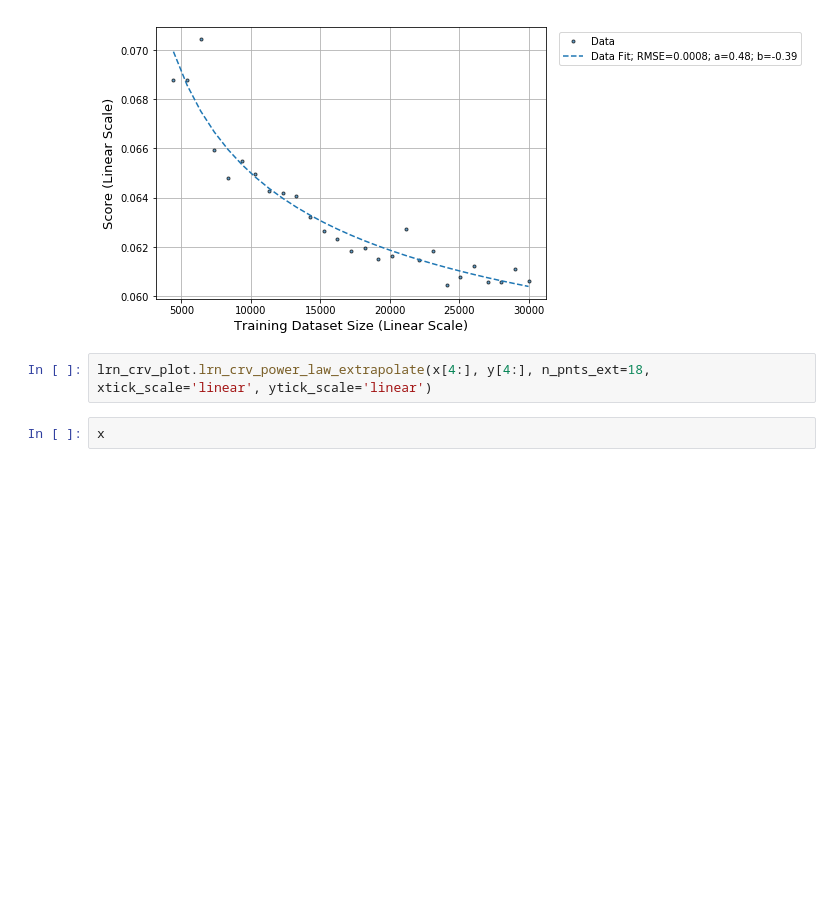
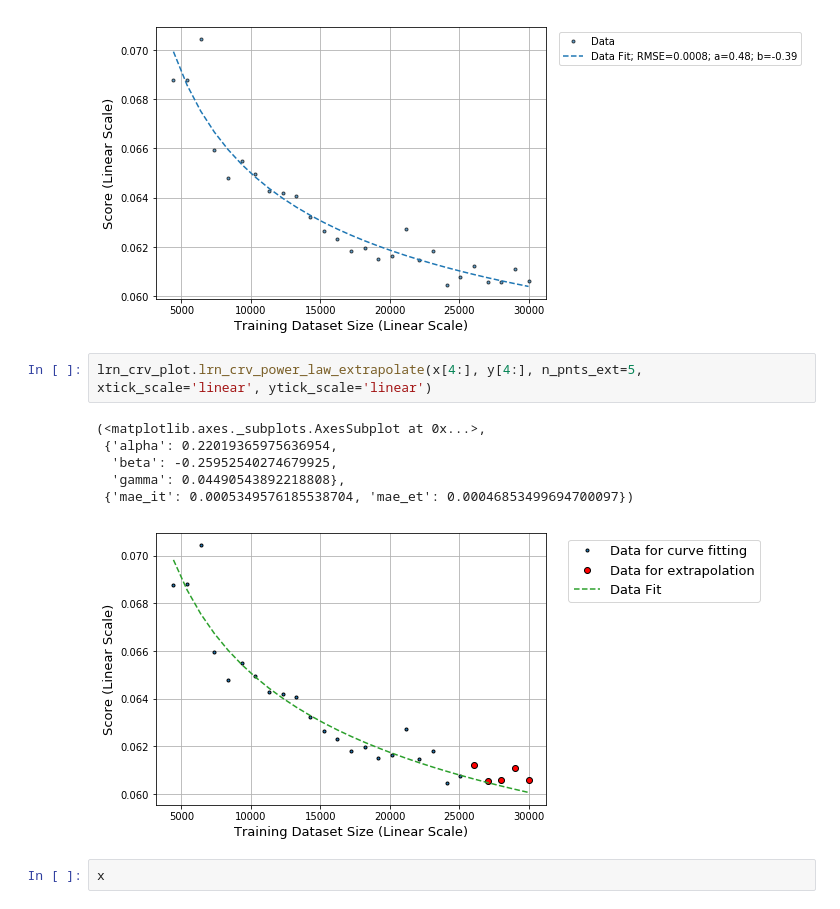
Before and after one commit to adpartin/LearningCurves, a Jupyter notebook: notebooks/sandbox.ipynb, the cells around one changed output. Cells and saved outputs as stored; diff of their text form; blank space fills up the shorter version.

```diff
--- a/notebooks/sandbox.ipynb
+++ b/notebooks/sandbox.ipynb
@@ -297,7 +324,14 @@ lrn_crv_plot.plot_lrn_crv_power_law(x[4:], y[4:], xtick_scale='linear', ytick_sc
  {'rmse': 0.0007633221154049152, 'mae': 0.0005062630105719133})
 [figure]
 # %%
-lrn_crv_plot.lrn_crv_power_law_extrapolate(x[4:], y[4:], n_pnts_ext=18, xtick_scale='linear', ytick_scale='linear')
+lrn_crv_plot.lrn_crv_power_law_extrapolate(x[4:], y[4:], n_pnts_ext=5, xtick_scale='linear', ytick_scale='linear')
+# %% [output]
+(<matplotlib.axes._subplots.AxesSubplot at 0x...>,
+ {'alpha': 0.22019365975636954,
+  'beta': -0.25952540274679925,
+  'gamma': 0.04490543892218808},
+ {'mae_it': 0.0005349576185538704, 'mae_et': 0.00046853499694700097})
+[figure, added]
 # %%
 x
 # %% [output]
```
Also changed, not shown: parts of 11 cells of this notebook, 21 other files.
